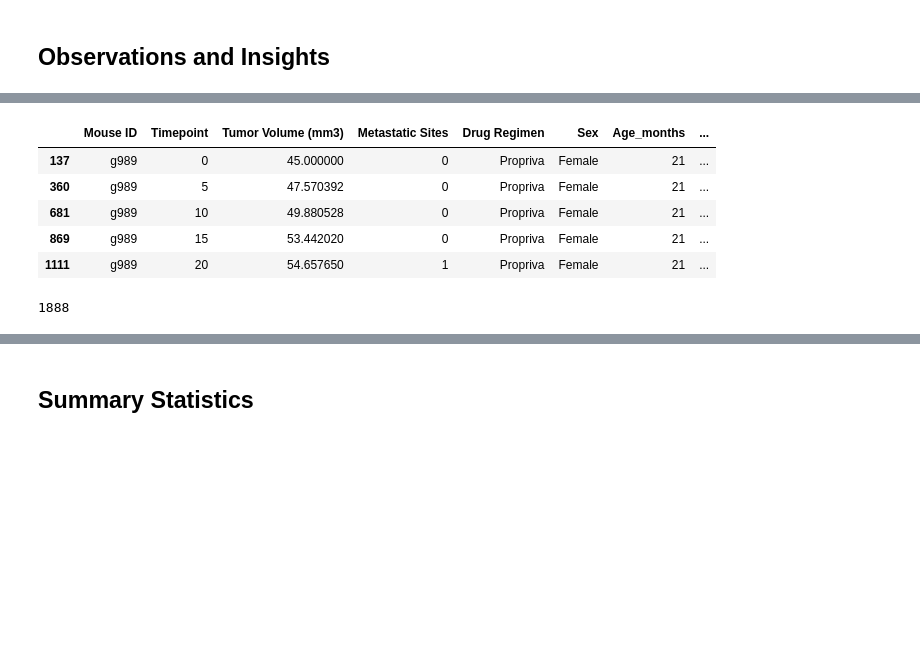
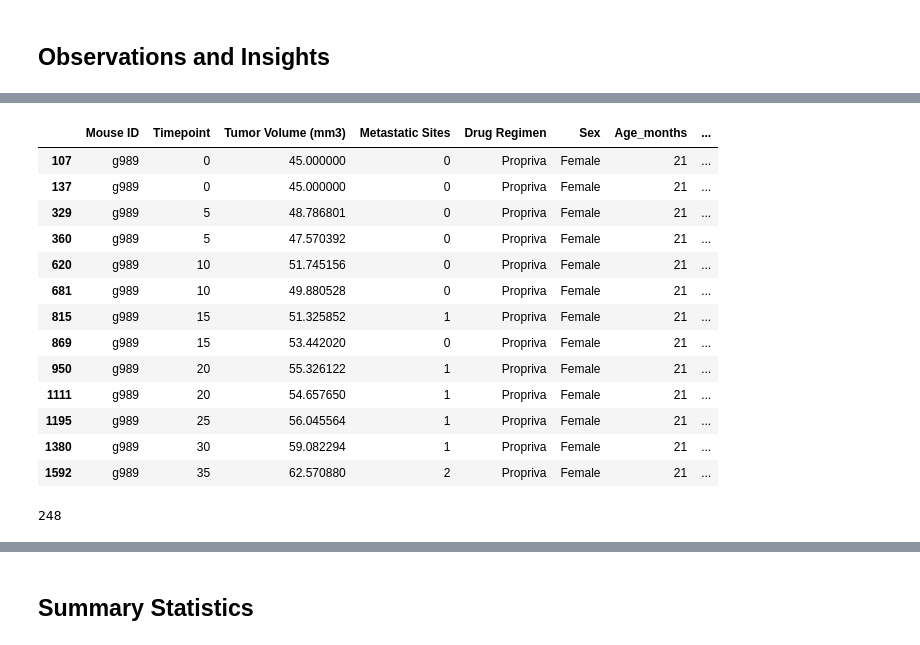
Before and after one commit to Apex8/Matplotlib-The-Power-of-Plots, a Jupyter notebook: Pymaceuticals/pymaceuticals_starter.ipynb, the cells around one changed output, grey strips where cells are left out. Saved outputs shown, nothing was run; the diff lists cells and outputs as text; code cells hidden in the pictures; blank space fills up the shorter version.

```diff
--- a/Pymaceuticals/pymaceuticals_starter.ipynb
+++ b/Pymaceuticals/pymaceuticals_starter.ipynb
@@ -45,12 +57,20 @@ dup_mice = research_combined.loc[research_combined.duplicated(['Mouse ID', 'Time
 # %%
 # Optional: Get all the data for the duplicate mouse ID.
-dup_mice
+research_combined.loc[research_combined['Mouse ID'] == 'g989']
 # %% [output]
 |  | Mouse ID | Timepoint | Tumor Volume (mm3) | Metastatic Sites | Drug Regimen | Sex | Age_months | ... |
+| 107 | g989 | 0 | 45.000000 | 0 | Propriva | Female | 21 | ... |
 | 137 | g989 | 0 | 45.000000 | 0 | Propriva | Female | 21 | ... |
+| 329 | g989 | 5 | 48.786801 | 0 | Propriva | Female | 21 | ... |
 | 360 | g989 | 5 | 47.570392 | 0 | Propriva | Female | 21 | ... |
+| 620 | g989 | 10 | 51.745156 | 0 | Propriva | Female | 21 | ... |
 | 681 | g989 | 10 | 49.880528 | 0 | Propriva | Female | 21 | ... |
+| 815 | g989 | 15 | 51.325852 | 1 | Propriva | Female | 21 | ... |
 | 869 | g989 | 15 | 53.442020 | 0 | Propriva | Female | 21 | ... |
+| 950 | g989 | 20 | 55.326122 | 1 | Propriva | Female | 21 | ... |
 | 1111 | g989 | 20 | 54.657650 | 1 | Propriva | Female | 21 | ... |
+| 1195 | g989 | 25 | 56.045564 | 1 | Propriva | Female | 21 | ... |
+| 1380 | g989 | 30 | 59.082294 | 1 | Propriva | Female | 21 | ... |
+| 1592 | g989 | 35 | 62.570880 | 2 | Propriva | Female | 21 | ... |
 # %%
 # Create a clean DataFrame by dropping the duplicate mouse by its ID.
@@ -58,5 +78,5 @@ mice_clean = research_combined.drop([137,360,681,869,1111])
 # %%
 # Check the new number of mice
-len(mice_clean)
+mice_clean['Mouse ID'].nunique()
 # %% [output]
-1888
+248
```
Also changed, not shown: parts of 21 cells of this notebook, 1 other file.
